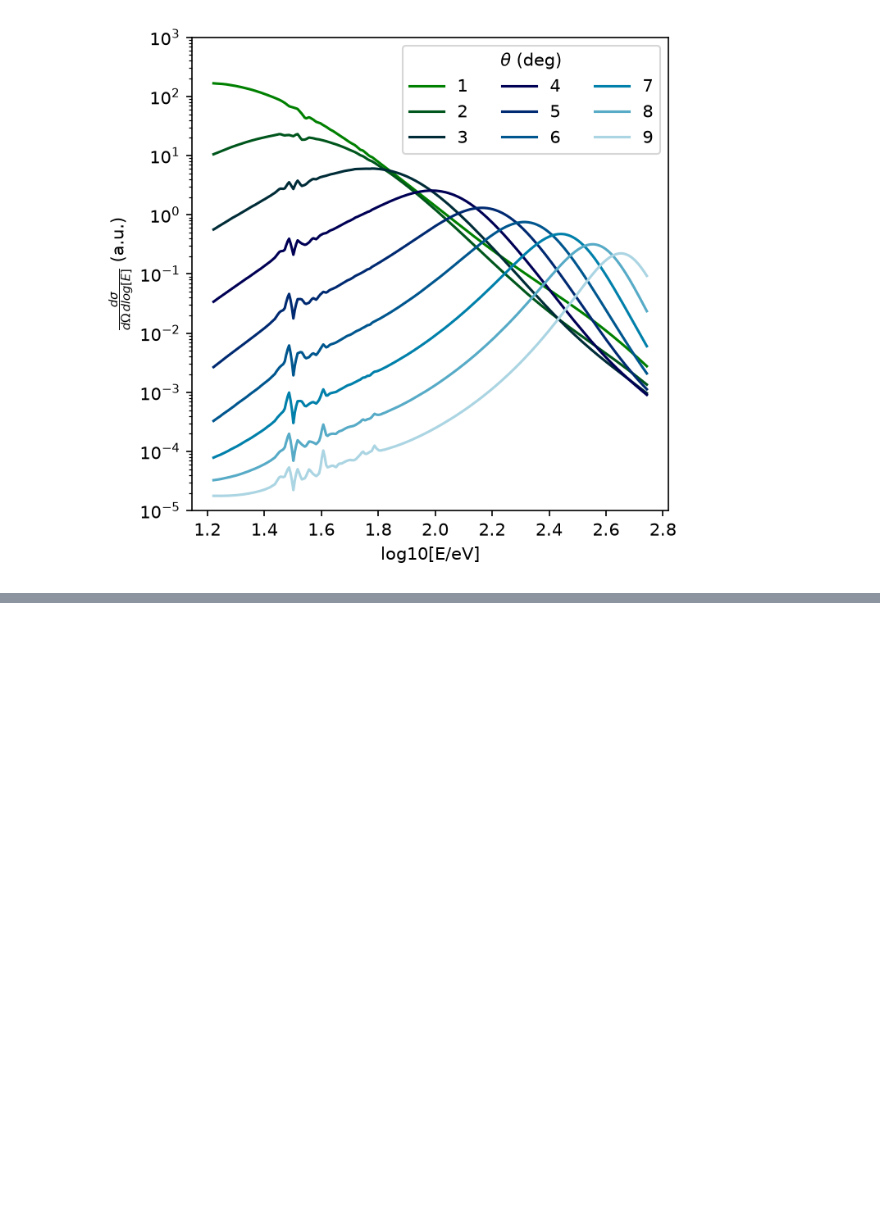
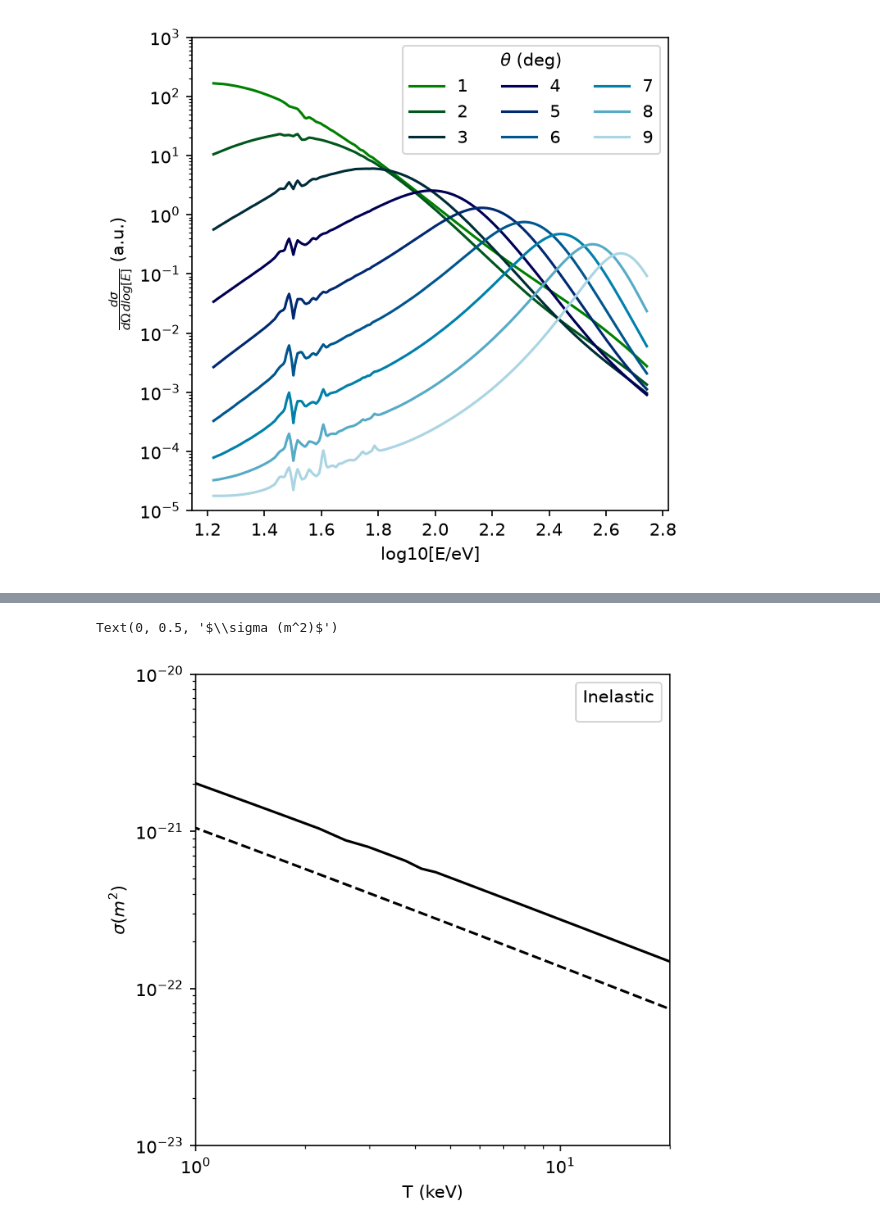
Before and after one commit to benjpjones/Project8ElectronScattering, a Jupyter notebook: H2Example.ipynb, the cells around one changed output, grey strips where cells are left out. Cells and saved outputs as stored; diff of their text form; code cells hidden in the pictures; blank space fills up the shorter version.

```diff
--- a/H2Example.ipynb
+++ b/H2Example.ipynb
@@ -219,0 +222,49 @@ plt.savefig("Plots/Ionization_CrossSection_H2_Saenz.png",dpi=150,bbox_inches='ti
+# %%
+plt.figure(figsize=(5,5),dpi=150)
+
+# This constructs a combination interpolator that provides a linear interp inside the
+#  support points, but a nearest-neighbor-interp outside them
+df_dEovR_ln_in_simple  =LinearNDInterpolator(Points,dat.GOSD/constants.Hartree*constants.R)
+df_dEovR_ln_out_simple =NearestNDInterpolator(Points,dat.GOSD/constants.Hartree*constants.R)
+
+def ComboInterp_simple(x,y):
+    result = df_dEovR_ln_in_simple(x,y)
+    mask = np.isnan(result)
+    result[mask] = df_dEovR_ln_out_simple(x,y)[mask]
+    return result
+
+df_dEovR_ln_in_ex=LinearNDInterpolator(Points_ex,datex.GOSD/constants.Hartree*constants.R)
+df_dEovR_ln_out_ex=NearestNDInterpolator(Points_ex,datex.GOSD/constants.Hartree*constants.R)
+
+
+def ComboInterp_ex(x,y):
+    result = df_dEovR_ln_in_ex(x,y)
+    mask = np.isnan(result)
+    result[mask] = df_dEovR_ln_out_ex(x,y)[mask]
+    return result
+
+
+Ts=np.linspace(600,20000,50)
+sigs=[]
+for T in Ts:
+    sigs.append(sig(T,ComboInterp_ex))
+
+sigsNoEx=[]
+for T in Ts:
+    sigsNoEx.append(sig(T,ComboInterp_simple))
+
+plt.plot(Ts/1000,np.array(sigs),'-',color='black')
+plt.plot(Ts/1000,np.array(sigsNoEx),'--',color='black')
+#plt.ylim(3e-23,3e-21)
+#plt.xlim(0,20)
+plt.ylim(3e-23,3e-21)
+plt.xlim(1,20)
+plt.legend(loc='upper right',title='Inelastic')
+plt.loglog()
+plt.ylim(1e-23,1e-20)
+plt.xlabel("T (keV)")
+plt.ylabel(r"$\sigma (m^2)$")
+#plt.savefig("Plots/Ionization_CrossSection_H2_Saenz.png",dpi=150,bbox_inches='tight')
+# %% [output]
+Text(0, 0.5, '$\\sigma (m^2)$')
+[figure, added]
```
Also changed, not shown: parts of 2 cells of this notebook, 13 other files.
